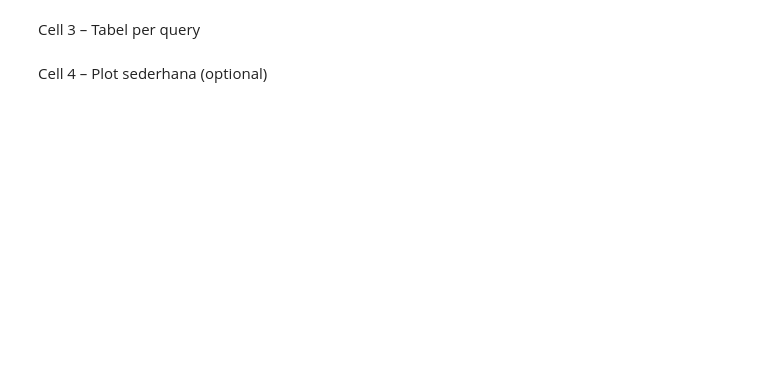
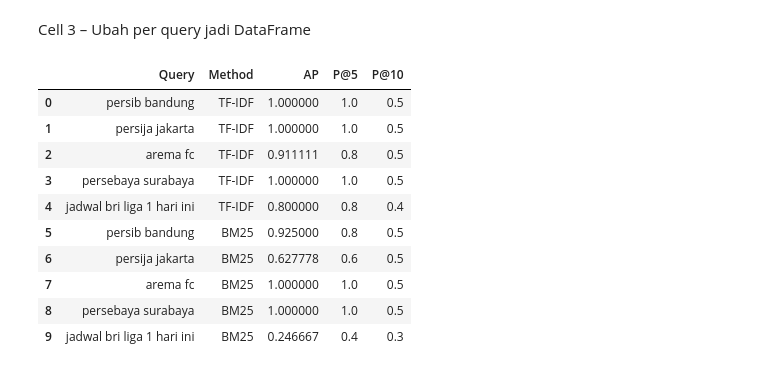
Before and after one commit to muhammadsyukri19/Project-Penelusuran-Informasi-kel14, a Jupyter notebook: implementation/comparison/compare_tfidf_bm25.ipynb, the cells around one changed output. Cells and saved outputs as stored; diff of their text form; code cells hidden in the pictures; blank space fills up the shorter version.

```diff
--- a/implementation/comparison/compare_tfidf_bm25.ipynb
+++ b/implementation/comparison/compare_tfidf_bm25.ipynb
@@ -23,2 +25,2 @@ print(f"MAP BM25 : {bm25_map:.4f}")
 # %% [markdown]
-Cell 3 – Tabel per query
+Cell 3 – Ubah per query jadi DataFrame
@@ -46,2 +26,0 @@ df
-# %% [markdown]
-Cell 4 – Plot sederhana (optional)
@@ -67,0 +27,38 @@ plt.show()
+# %%
+tfidf_detail = results["TF-IDF"]["per_query"]
+bm25_detail  = results["BM25"]["per_query"]
+
+rows = []
+
+for item in tfidf_detail:
+    rows.append({
+        "Query": item["query"],
+        "Method": "TF-IDF",
+        "AP": item["AP"],
+        "P@5": item["P@5"],
+        "P@10": item["P@10"],
+    })
+
+for item in bm25_detail:
+    rows.append({
+        "Query": item["query"],
+        "Method": "BM25",
+        "AP": item["AP"],
+        "P@5": item["P@5"],
+        "P@10": item["P@10"],
+    })
+
+df = pd.DataFrame(rows)
+df
+# %% [output]
+|  | Query | Method | AP | P@5 | P@10 |
+| 0 | persib bandung | TF-IDF | 1.000000 | 1.0 | 0.5 |
+| 1 | persija jakarta | TF-IDF | 1.000000 | 1.0 | 0.5 |
+| 2 | arema fc | TF-IDF | 0.911111 | 0.8 | 0.5 |
+| 3 | persebaya surabaya | TF-IDF | 1.000000 | 1.0 | 0.5 |
+| 4 | jadwal bri liga 1 hari ini | TF-IDF | 0.800000 | 0.8 | 0.4 |
+| 5 | persib bandung | BM25 | 0.925000 | 0.8 | 0.5 |
+| 6 | persija jakarta | BM25 | 0.627778 | 0.6 | 0.5 |
+| 7 | arema fc | BM25 | 1.000000 | 1.0 | 0.5 |
+| 8 | persebaya surabaya | BM25 | 1.000000 | 1.0 | 0.5 |
+| 9 | jadwal bri liga 1 hari ini | BM25 | 0.246667 | 0.4 | 0.3 |
```
Also changed, not shown: parts of 15 cells of this notebook, 9 other files.
